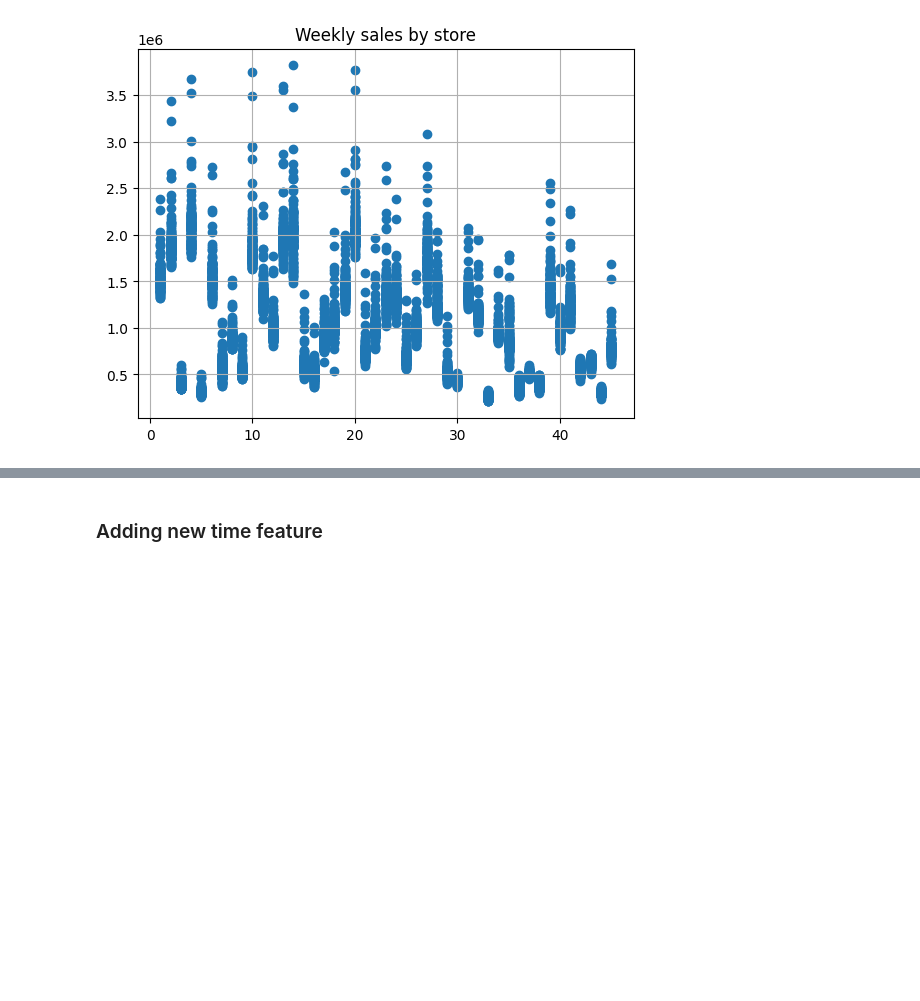
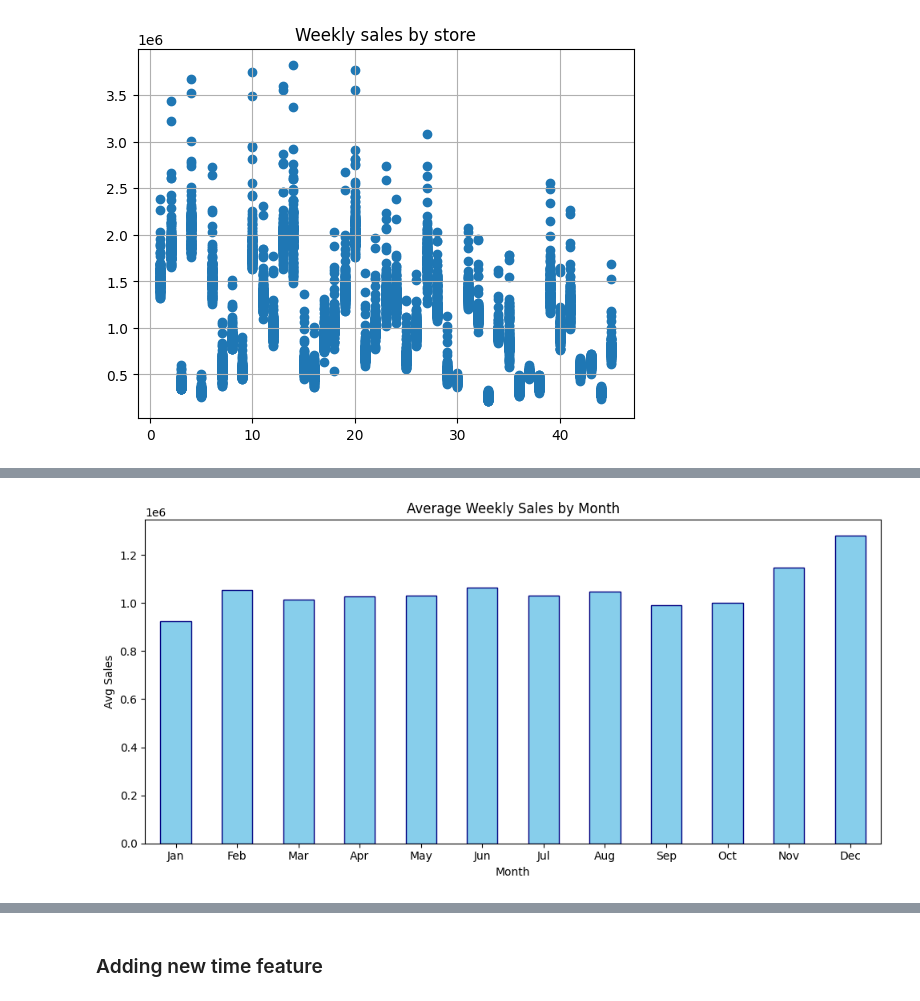
Before and after one commit to YassineICHIRRI/weekly-sales-prediction, a Jupyter notebook: notebooks/EDA.ipynb, the cells around one changed output, grey strips where cells are left out. Saved outputs shown, nothing was run; the diff lists cells and outputs as text; code cells hidden in the pictures; blank space fills up the shorter version.

```diff
--- a/notebooks/EDA.ipynb
+++ b/notebooks/EDA.ipynb
@@ -242,0 +246,15 @@ Name: weekly_sales, dtype: float64
+# %%
+def plot_seasonality(df: pd.DataFrame):
+    monthly = df.groupby(df['date'].dt.month)['weekly_sales'].mean()
+    plt.figure(figsize=(10, 5))
+    monthly.plot(kind='bar', color='skyblue', edgecolor='navy')
+    plt.title("Average Weekly Sales by Month")
+    plt.xlabel("Month"); plt.ylabel("Avg Sales")
+    plt.xticks(ticks=range(12), labels=['Jan','Feb','Mar','Apr','May','Jun',
+                                       'Jul','Aug','Sep','Oct','Nov','Dec'], rotation=0)
+    plt.tight_layout()
+    plt.show()
+
+plot_seasonality(df)
+# %% [output]
+[figure, added]
```
Also changed, not shown: parts of 45 cells of this notebook.
